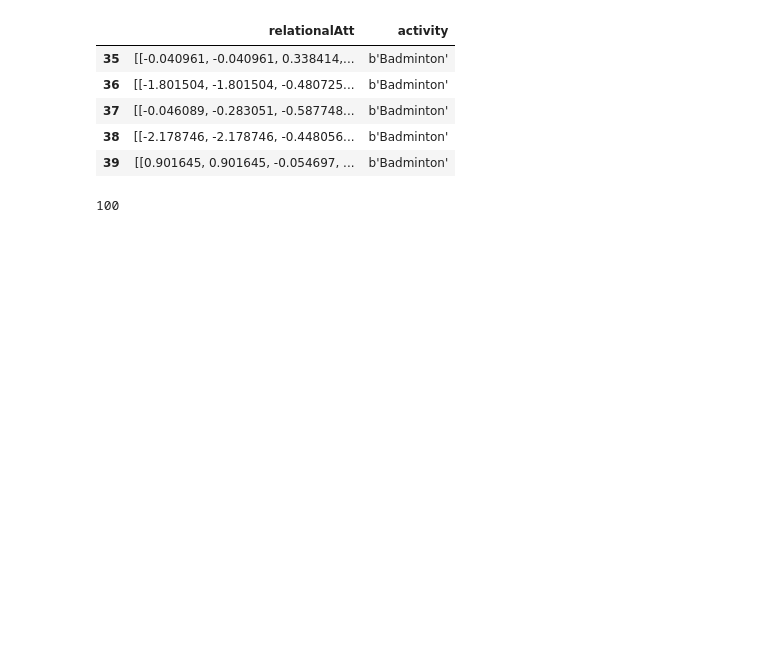
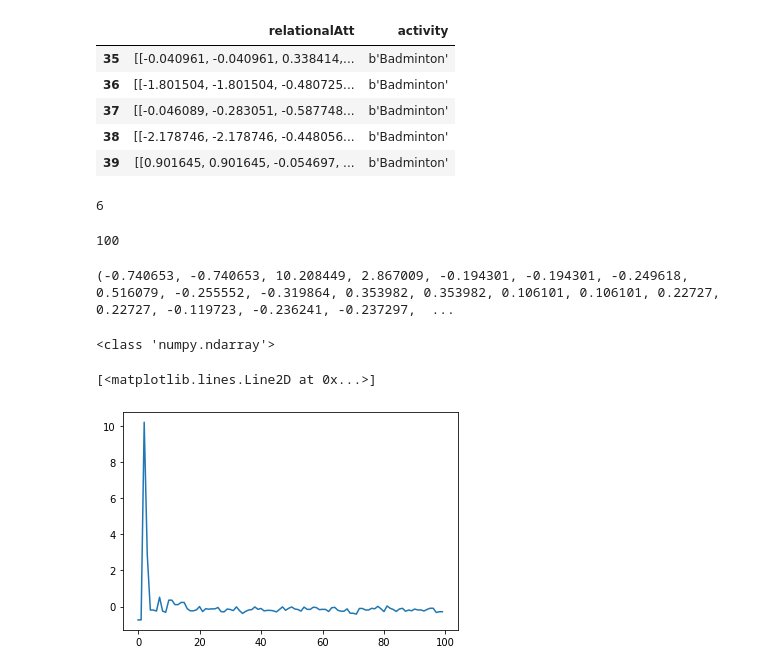
Before and after one commit to damjam212/TimeSeriesSegmentation, a Jupyter notebook: Data_segmentation.ipynb, the cells around one changed output. Drawn from its saved outputs; the diff is of its cells as text; code cells hidden in the pictures; blank space fills up the shorter version.

```diff
--- a/Data_segmentation.ipynb
+++ b/Data_segmentation.ipynb
@@ -13,2 +14,0 @@ from scipy.io import arff
-# %%
-bacis_motions = arff.loadarff('./datasets/basic_motions/BasicMotions_TEST.arff')
@@ -52,7 +48,26 @@ df.tail()
 | 37 | [[-0.046089, -0.283051, -0.587748... | b'Badminton' |
 | 38 | [[-2.178746, -2.178746, -0.448056... | b'Badminton' |
 | 39 | [[0.901645, 0.901645, -0.054697, ... | b'Badminton' |
+# %%
+len(df['relationalAtt'].iloc[0])
+# dane są 6 wymiarowe ponieważ mam dwe zmienne 3 wymiarowe
+# najpierw x y z dla akcelerometra
+# potem x y z żyroskopu
+# %% [output]
+6
 # %%
 len(df['relationalAtt'].iloc[0][0])
 # %% [output]
 100
+# %%
+print(df['relationalAtt'].iloc[0][0])
+# %% [output]
+(-0.740653, -0.740653, 10.208449, 2.867009, -0.194301, -0.194301, -0.249618, 0.516079, -0.255552, -0.319864, 0.353982, 0.353982, 0.106101, 0.106101, 0.22727, 0.22727, -0.119723, -0.236241, -0.237297,  ...
+# %%
+flattened = np.hstack([df['relationalAtt'].iloc[0][0][field] for field in df['relationalAtt'].iloc[0][0].dtype.names])
+print(type(flattened))
+plt.plot(flattened)
+# %% [output]
+<class 'numpy.ndarray'>
+[<matplotlib.lines.Line2D at 0x...>]
+[figure, added]
```
Also changed, not shown: parts of 7 cells of this notebook.
